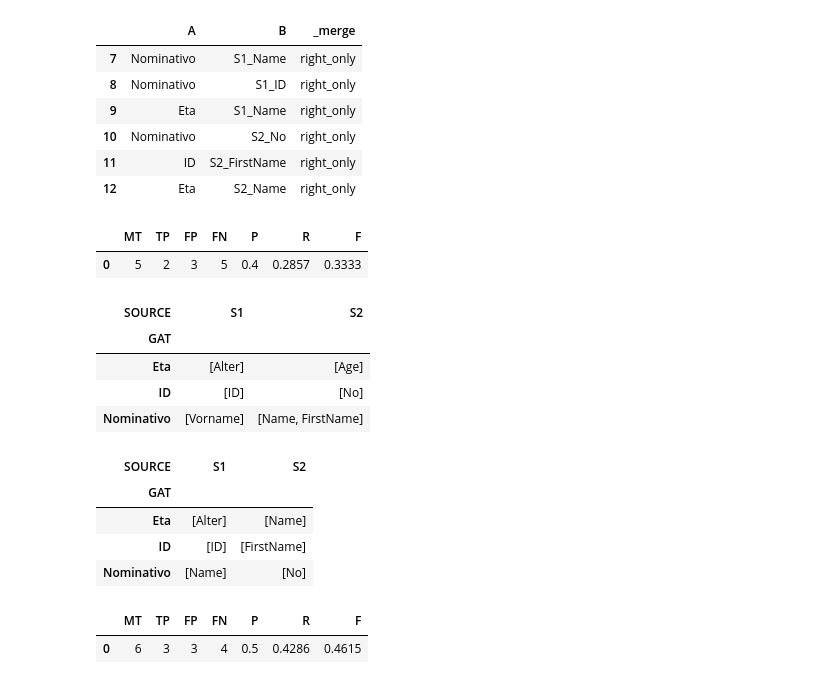
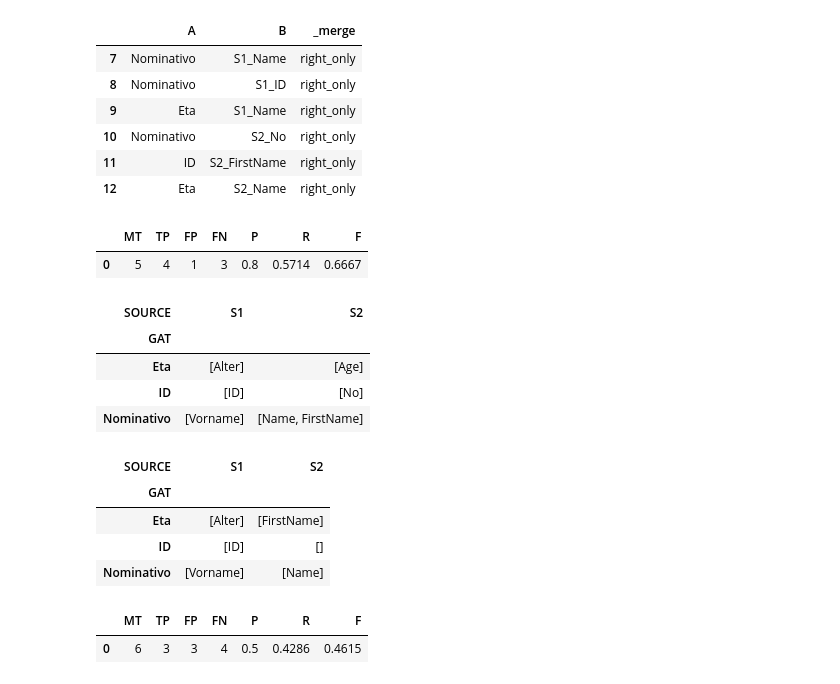
Before and after one commit to imbimboluciano/uniMORE, a Jupyter notebook: Master/BusinessIntelligence/Lab/dataintegration/SchemaIntegration.ipynb, the cells around one changed output. Saved outputs shown, nothing was run; the diff lists cells and outputs as text; code cells hidden in the pictures.

```diff
--- a/Master/BusinessIntelligence/Lab/dataintegration/SchemaIntegration.ipynb
+++ b/Master/BusinessIntelligence/Lab/dataintegration/SchemaIntegration.ipynb
@@ -706,8 +706,8 @@ MatchTable_Bizer
 def CalcoloMatchingTable(TableL:pd.DataFrame,TableR:pd.DataFrame):
 
 # Matching Methods: Qui si definiscono i Base Matcher da utilizzare; se ne possono aggiungere altri
-        #SimTableA = levenshtein_label_based_similarity(TableL, TableR)
-        SimTableA = jaro_label_based_similarity(TableL, TableR)
+        SimTableA = levenshtein_label_based_similarity(TableL, TableR)
+        #SimTableA = jaro_label_based_similarity(TableL, TableR)
         #SimTableC=value_overlap_simjoin_jaccard(TableL, TableR, 0.5)
 
 # Combined Approaches: qui si definisce il combiner; se ne possono aggiungere altri
@@ -1192,40 +1180,40 @@ Vedi_Valuta(GoldStandard_Bizer[['GAT', 'SLAT']],GMT[['GAT', 'SLAT']],'FP')
 def CalcoloMatchingTable(TableL:pd.DataFrame,TableR:pd.DataFrame):
 
 # Matching Methods: Qui si definiscono i Base Matcher da utilizzare; se ne possono aggiungere altri
         SimTableA = levenshtein_label_based_similarity(TableL, TableR)
         SimTableB = jaro_label_based_similarity(TableL, TableR)
-        #SimTableB = value_overlap_sim(GlobalSchema, Sources[y])
+        # SimTableB = value_overlap_sim(GlobalSchema, Sources[y])
         # SimTableC=value_overlap_simjoin_jaccard(TableL, TableR, 0.5)
 
 # Combined Approaches: qui si definisce il combiner; se ne possono aggiungere altri
-        # SimTable = avg_sim_table([SimTableA,SimTableB,SimTableC])
-        # SimTable = min_sim_table([SimTableA,SimTableB,SimTableC])
-        SimTable = max_sim_table([SimTableA,SimTableB])
+        #SimTable = avg_sim_table([SimTableA,SimTableB])
+        SimTable = min_sim_table([SimTableA,SimTableB])
+        #SimTable = max_sim_table([SimTableA,SimTableB])
 
         # Weighted-sum
         #SimTable = Weighted_sum([SimTableA,SimTableB,SimTableC], [.3,.4,.3] )
 
 # Generating Correspondences: dalla tabella di similarità alle corrispondenze
 
 ### Local Single Attribute Strategies:
-        MatchTable= thresholding(SimTable, 0.4)
+        MatchTable= thresholding(SimTable, 0.1)
 
         #MatchTable = top_K(SimTable,1,'A')
-        MatchTable = top_K(MatchTable,1,'B')
+        #MatchTable = top_K(MatchTable,1,'B')
 
 
 ### Global Mapping (si usano solo questi due metodi)
         MatchTable = stable_marriage(MatchTable)
         #MatchTable = simmetric_best_match(MatchTable)
 
         return MatchTable
 
 
 GMT=CalcoloGlobalMatchingTable(SOURCES,GlobalSchema)
 Valuta(GoldStandard_Bizer[['GAT', 'SLAT']],GMT[['GAT', 'SLAT']])
 # %% [output]
 |  | MT | TP | FP | FN | P | R | F |
-| 0 | 5 | 2 | 3 | 5 | 0.4 | 0.2857 | 0.3333 |
+| 0 | 5 | 4 | 1 | 3 | 0.8 | 0.5714 | 0.6667 |
 # %%
 to_GMM(GoldStandard_Bizer)
 # %% [output]
@@ -1239,9 +1227,9 @@ to_GMM(GMT)
 # %% [output]
 | SOURCE | S1 | S2 |
 | GAT |  |  |
-| Eta | [Alter] | [Name] |
-| ID | [ID] | [FirstName] |
-| Nominativo | [Name] | [No] |
+| Eta | [Alter] | [FirstName] |
+| ID | [ID] | [] |
+| Nominativo | [Vorname] | [Name] |
 # %%
 # ESEMPIO BIZER; essendo i dataframe vuoti uso solo label
 #
```
Also changed, not shown: parts of 55 cells of this notebook, 19 other files.
